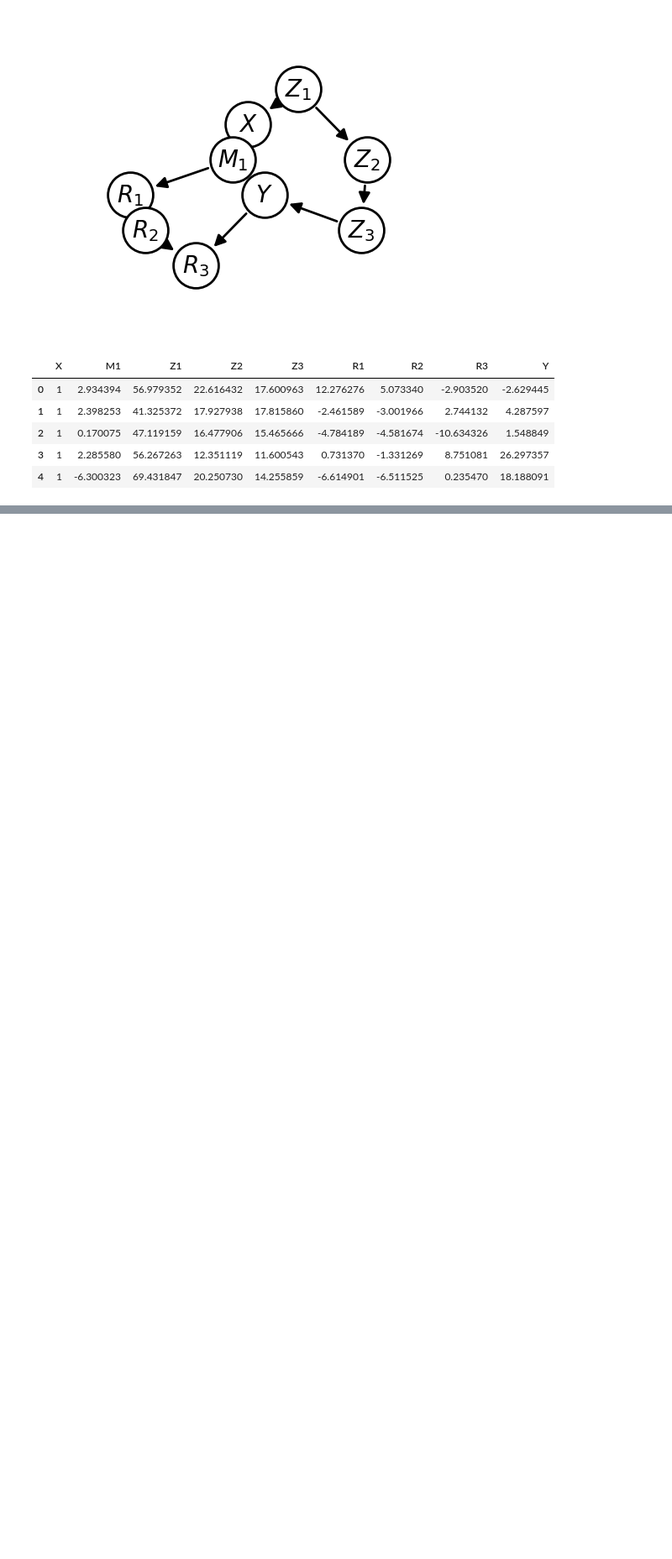
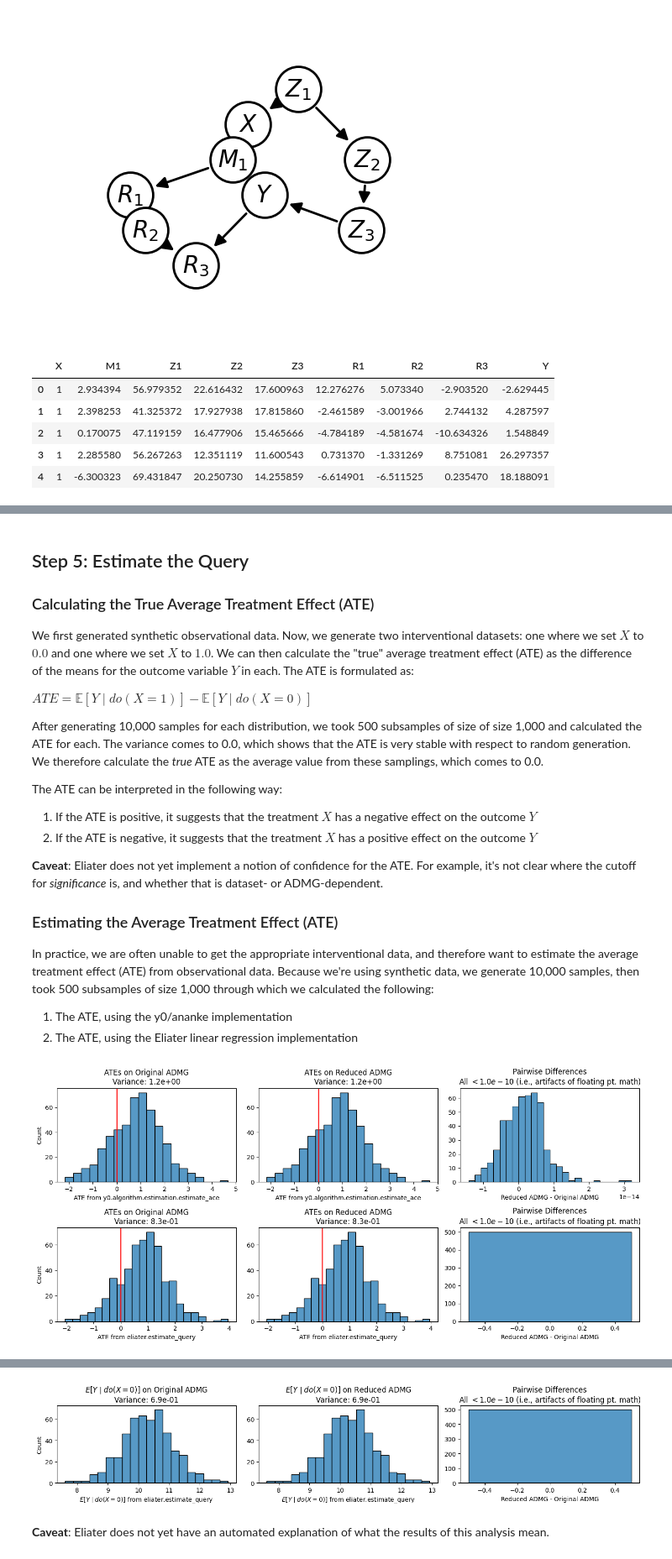
Before and after one commit to y0-causal-inference/eliater, a Jupyter notebook: notebooks/motivating_example.ipynb, the cells around one changed output, grey strips where cells are left out. Shown at 84% size. Drawn from its saved outputs; the diff is of its cells as text; code cells hidden in the pictures; blank space fills up the shorter version.

Commit message:
Add notebook wrapper code

```diff
--- a/notebooks/motivating_example.ipynb
+++ b/notebooks/motivating_example.ipynb
@@ -290,0 +92,2 @@ plt.show()
+# %%
+reduced_graph = eliater.step_3_notebook(graph=graph, treatment=X, outcome=Y)
@@ -290,0 +110,40 @@ plt.show()
+# %%
+eliater.step_5_notebook_synthetic(
+    graph=graph, reduced_graph=reduced_graph, example=example, treatment=X, outcome=Y, seed=SEED
+)
+# %% [output]
+## Step 5: Estimate the Query
+
+### Calculating the True Average Treatment Effect (ATE)
+
+We first generated synthetic observational data. Now, we generate two interventional datasets:
+one where we set $X$ to $0.0$ and one where we set $X$ to $1.0$.
+We can then calculate the "true" average treatment effect (ATE) as the difference of the means
+for the outcome variable $Y$ in each. The ATE is formulated as:
+
+$ATE = \mathbb{E}[Y \mid do(X = 1)] - \mathbb{E}[Y \mid do(X = 0)]$
+
+After generating 10,000 samples for each distribution, we took 500 subsamples of size
+of size 1,000 and calculated the
+ATE for each. The variance comes to 0.0, which shows that the ATE is very stable with respect
+to random generation. We therefore calculate the _true_ ATE as the average value from these samplings,
+which comes to 0.0.
+
+The ATE can be interpreted in the following way:
+
+1. If the ATE is positive, it suggests that the treatment $X$ has a negative effect on the outcome $Y$
+2. If the ATE is negative, it suggests that the treatment $X$ has a positive effect on the outcome $Y$
+
+**Caveat**: Eliater does not yet implement a notion of confidence for the ATE. For example, it's not clear
+where the cutoff for _significance_ is, and whether that is dataset- or ADMG-dependent.
+
+### Estimating the Average Treatment Effect (ATE)
+
+In practice, we are often unable to get the appropriate interventional data, and therefore want to estimate
+the average treatment effect (ATE) from observational data. Because we're using synthetic data, we generate
+10,000 samples, then took 500 subsamples of size 1,000 through which we calculated
+the following:
+
+1. The ATE, using the y0/ananke implementation
+2. The ATE, using the Eliater linear regression implementation
+[figure, added]
@@ -290,0 +164,2 @@ plt.show()
+[figure, added]
+**Caveat**: Eliater does not yet have an automated explanation of what the results of this analysis mean.
```
Also changed, not shown: parts of 53 cells of this notebook, 3 other files.
